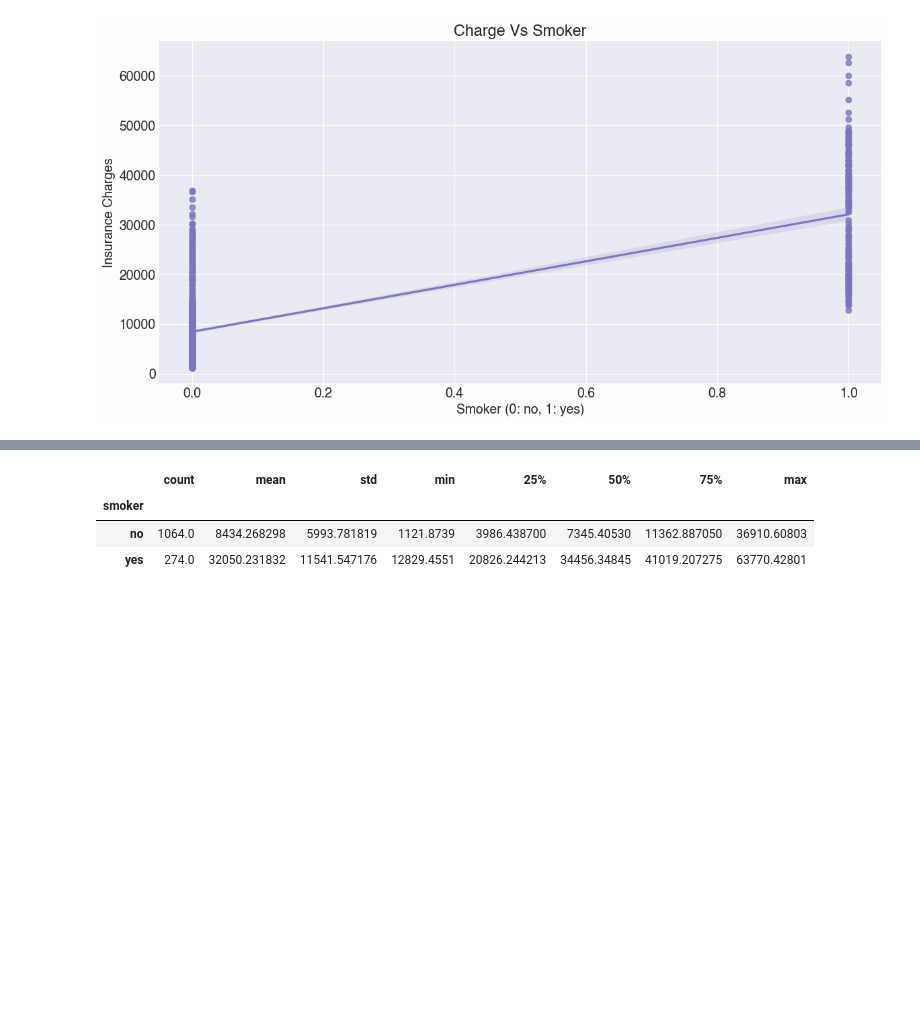
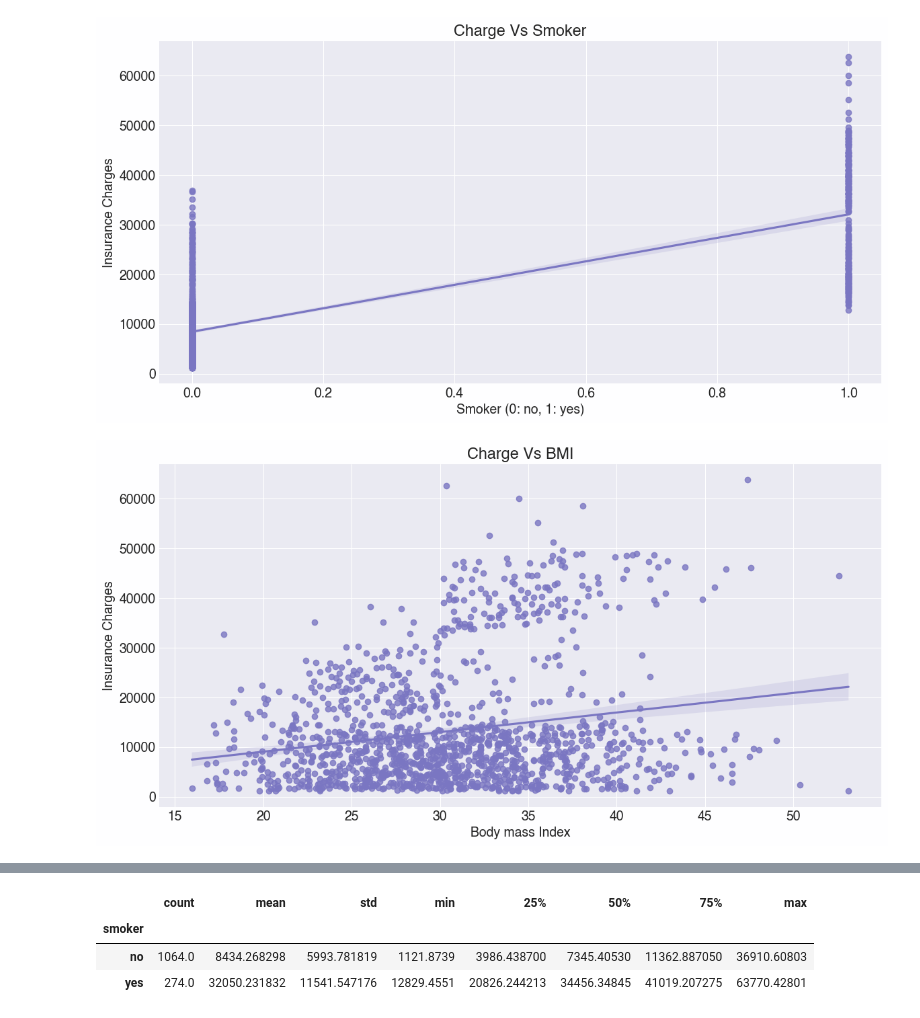
Before and after one commit to spideystreet/kaggle-medical-cost-personal, a Jupyter notebook: notebooks/01_eda.ipynb, the cells around one changed output, grey strips where cells are left out. Cells and saved outputs as stored; diff of their text form; code cells hidden in the pictures; blank space fills up the shorter version.

```diff
--- a/notebooks/01_eda.ipynb
+++ b/notebooks/01_eda.ipynb
@@ -122,3 +152,11 @@ plt.title('Charge Vs Smoker');
 plt.show()
 # %% [output]
 [figure]
+# %%
+sns.lmplot(x='bmi', y='charges', data=df_encoded, aspect=2, height=6)
+plt.xlabel('Body mass Index')
+plt.ylabel('Insurance Charges')
+plt.title('Charge Vs BMI');
+plt.show()
+# %% [output]
+[figure, added]
```
Also changed, not shown: parts of 9 cells of this notebook, 1 other file.
